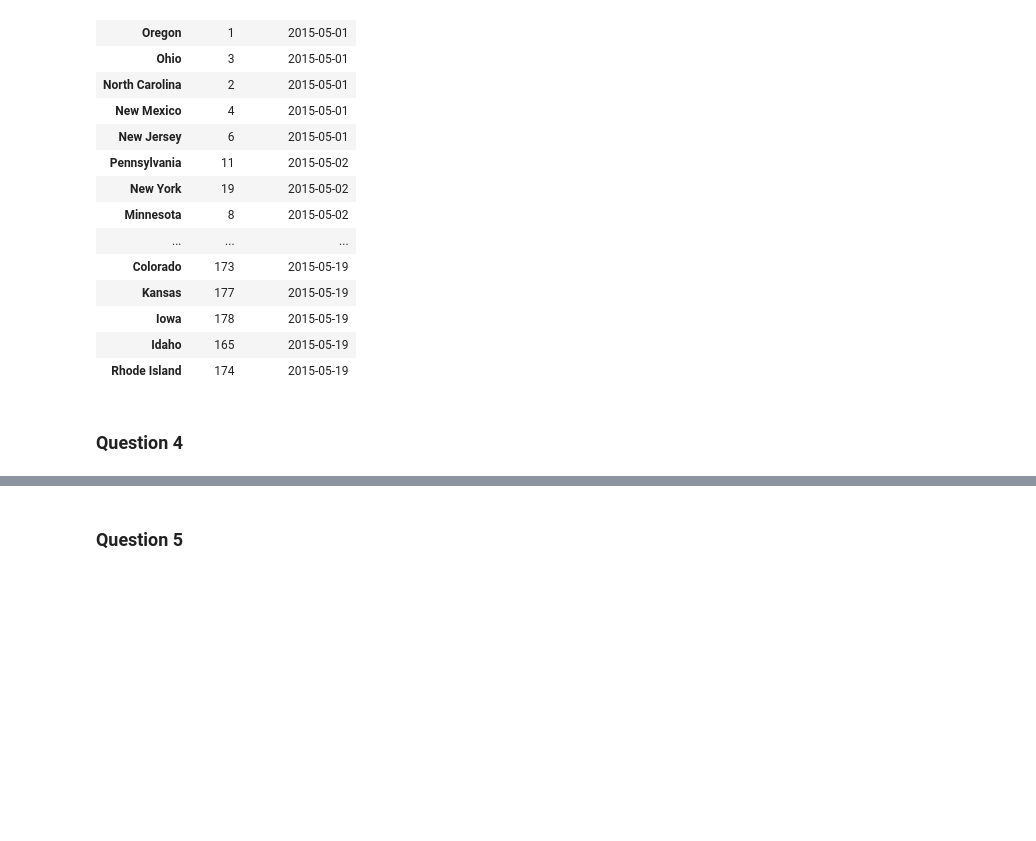
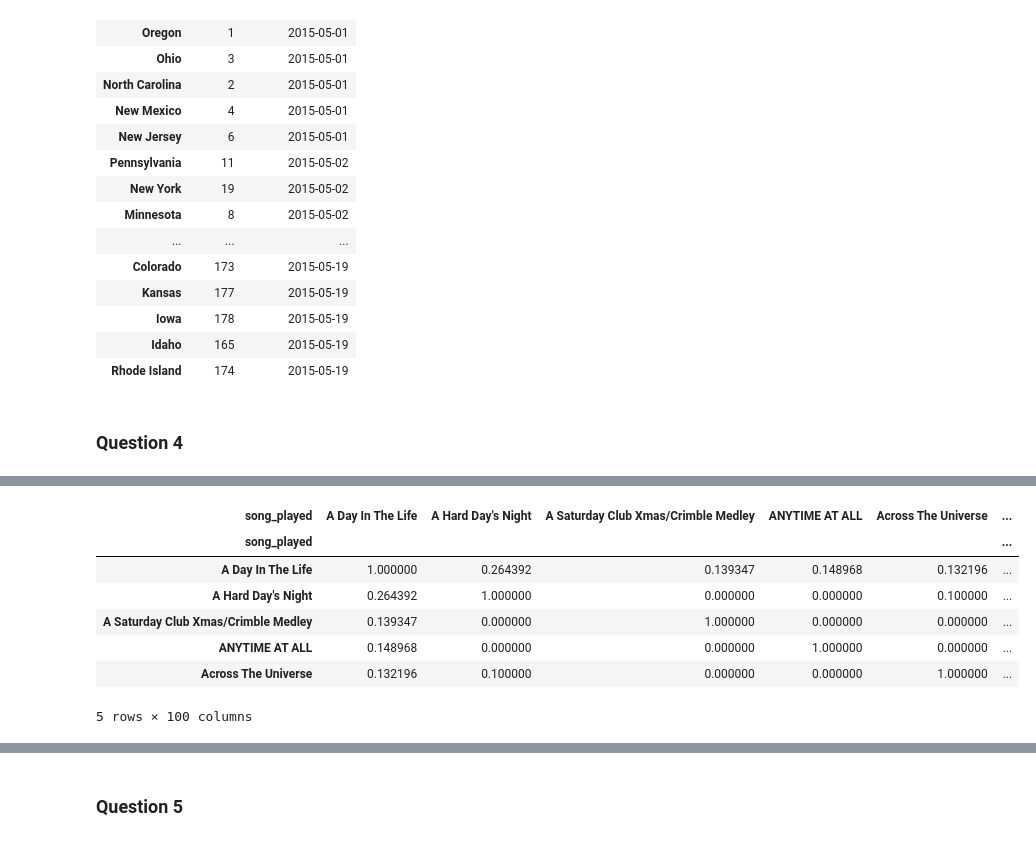
Before and after one commit to JifuZhao/DS-Take-Home, a Jupyter notebook: 08. Song Challenge.ipynb, the cells around one changed output, grey strips where cells are left out. Cells and saved outputs as stored; diff of their text form; code cells hidden in the pictures; blank space fills up the shorter version.

```diff
--- a/08. Song Challenge.ipynb
+++ b/08. Song Challenge.ipynb
@@ -177,0 +207,16 @@ data.groupby('user_state').apply(find_first_user).sort_values(by='user_sign_up_d
+# %%
+# Step 2: build song-song similarity matrix
+song_user_norm = normalize(song_user, axis=1)  # normalize the song-user matrix
+similarity = np.dot(song_user_norm, song_user_norm.T)  # calculate the similarity matrix
+similarity_df = pd.DataFrame(similarity, index=song_user.index, columns=song_user.index)
+
+similarity_df.head()
+# %% [output]
+| song_played | A Day In The Life | A Hard Day's Night | A Saturday Club Xmas/Crimble Medley | ANYTIME AT ALL | Across The Universe | ... |
+| song_played |  |  |  |  |  | ... |
+| A Day In The Life | 1.000000 | 0.264392 | 0.139347 | 0.148968 | 0.132196 | ... |
+| A Hard Day's Night | 0.264392 | 1.000000 | 0.000000 | 0.000000 | 0.100000 | ... |
+| A Saturday Club Xmas/Crimble Medley | 0.139347 | 0.000000 | 1.000000 | 0.000000 | 0.000000 | ... |
+| ANYTIME AT ALL | 0.148968 | 0.000000 | 0.000000 | 1.000000 | 0.000000 | ... |
+| Across The Universe | 0.132196 | 0.100000 | 0.000000 | 0.000000 | 1.000000 | ... |
+5 rows × 100 columns
```
Also changed, not shown: parts of 7 cells of this notebook.
